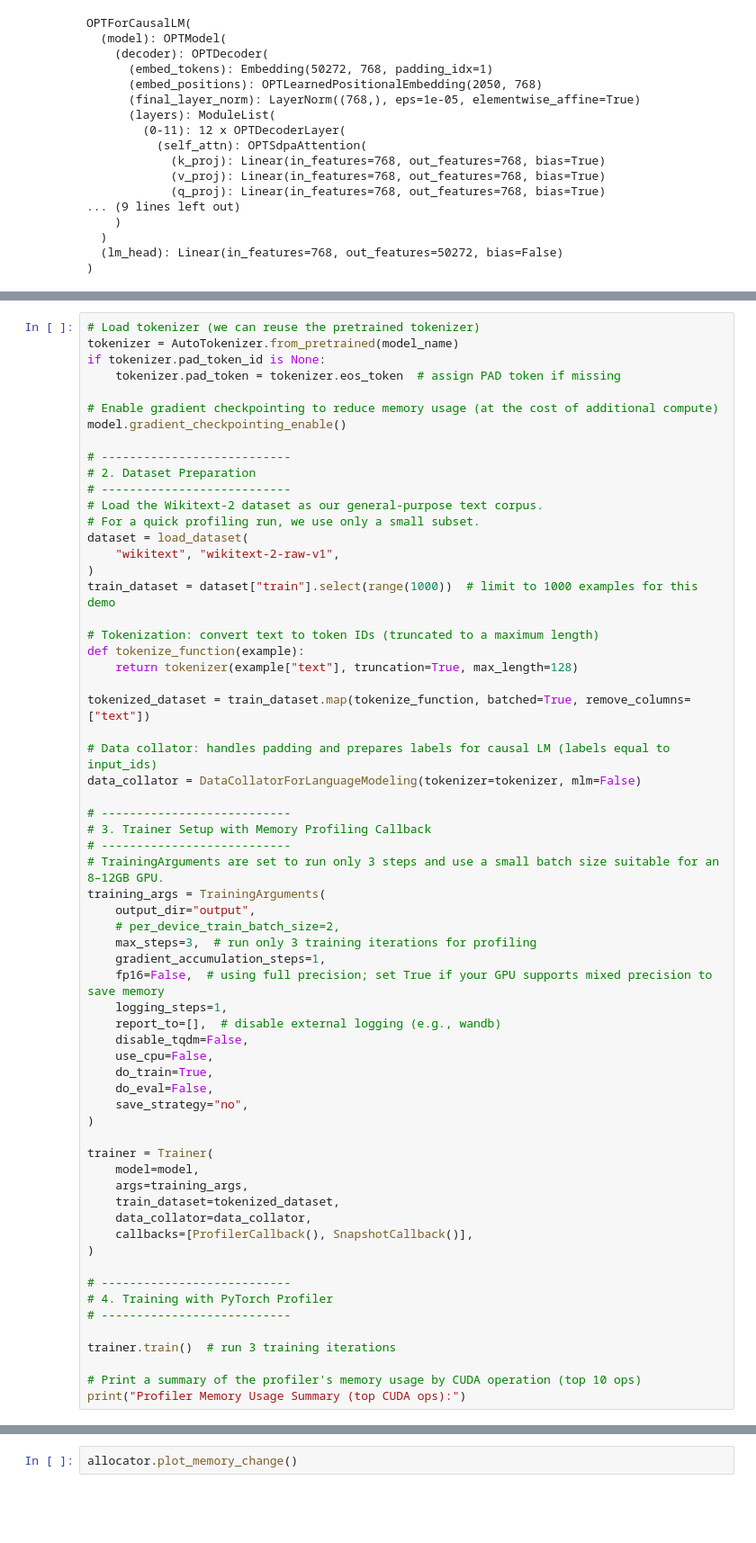
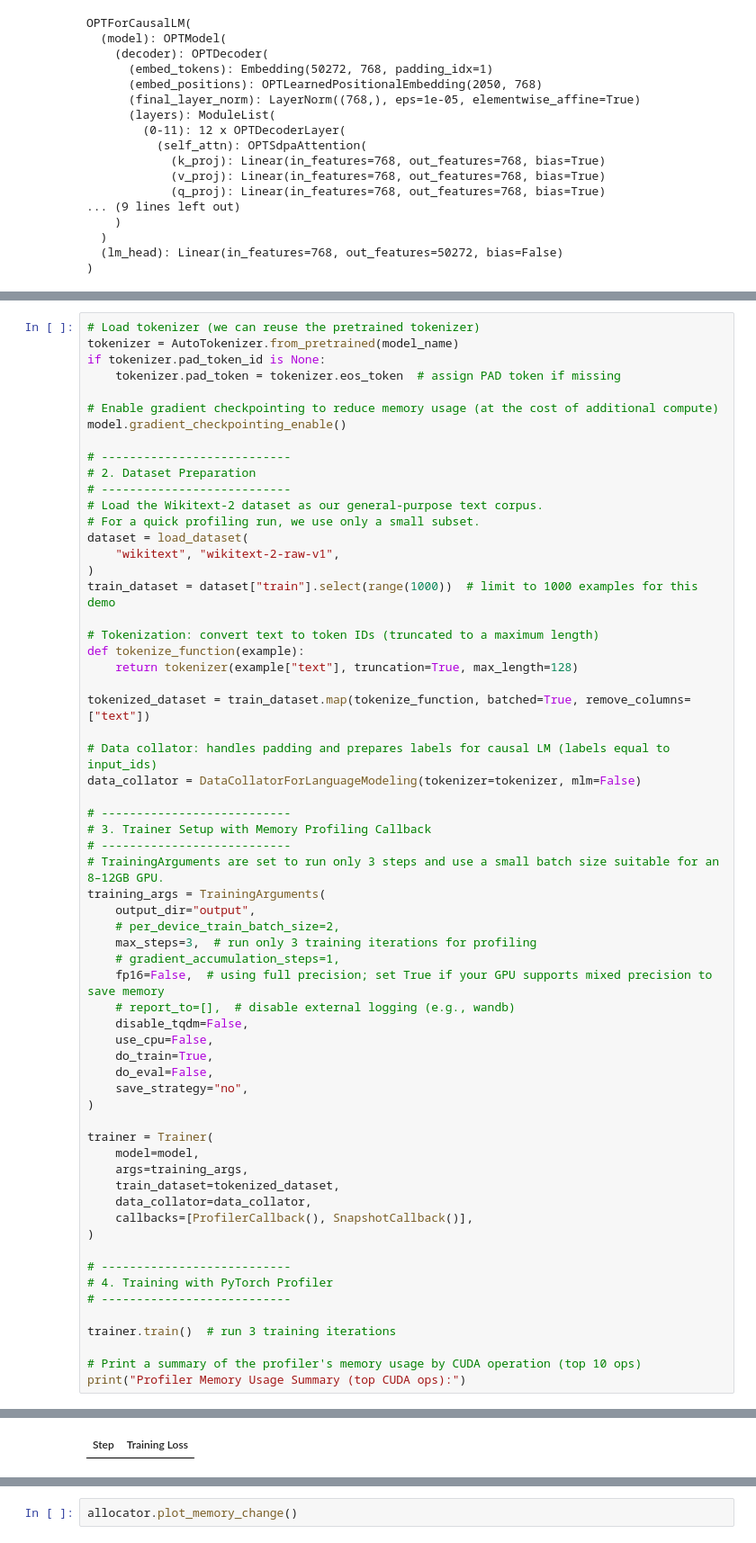
Before and after one commit to Stone-ResearchLife/xMem, a Jupyter notebook: playground/llm.ipynb, the cells around one changed output, grey strips where cells are left out. Shown: that part at 90% size. Cells and saved outputs as stored; diff of their text form; blank space fills up the shorter version.

Commit message:
refactor: modify custom training loop note

```diff
--- a/playground/llm.ipynb
+++ b/playground/llm.ipynb
@@ -109,10 +109,9 @@ training_args = TrainingArguments(
     output_dir="output",
     # per_device_train_batch_size=2,
     max_steps=3,  # run only 3 training iterations for profiling
-    gradient_accumulation_steps=1,
+    # gradient_accumulation_steps=1,
     fp16=False,  # using full precision; set True if your GPU supports mixed precision to save memory
-    logging_steps=1,
-    report_to=[],  # disable external logging (e.g., wandb)
+    # report_to=[],  # disable external logging (e.g., wandb)
     disable_tqdm=False,
     use_cpu=False,
     do_train=True,
@@ -141,0 +141 @@ Starting profiler...
+| Step | Training Loss |
```
Also changed, not shown: parts of 5 cells of this notebook, 2 other files.
